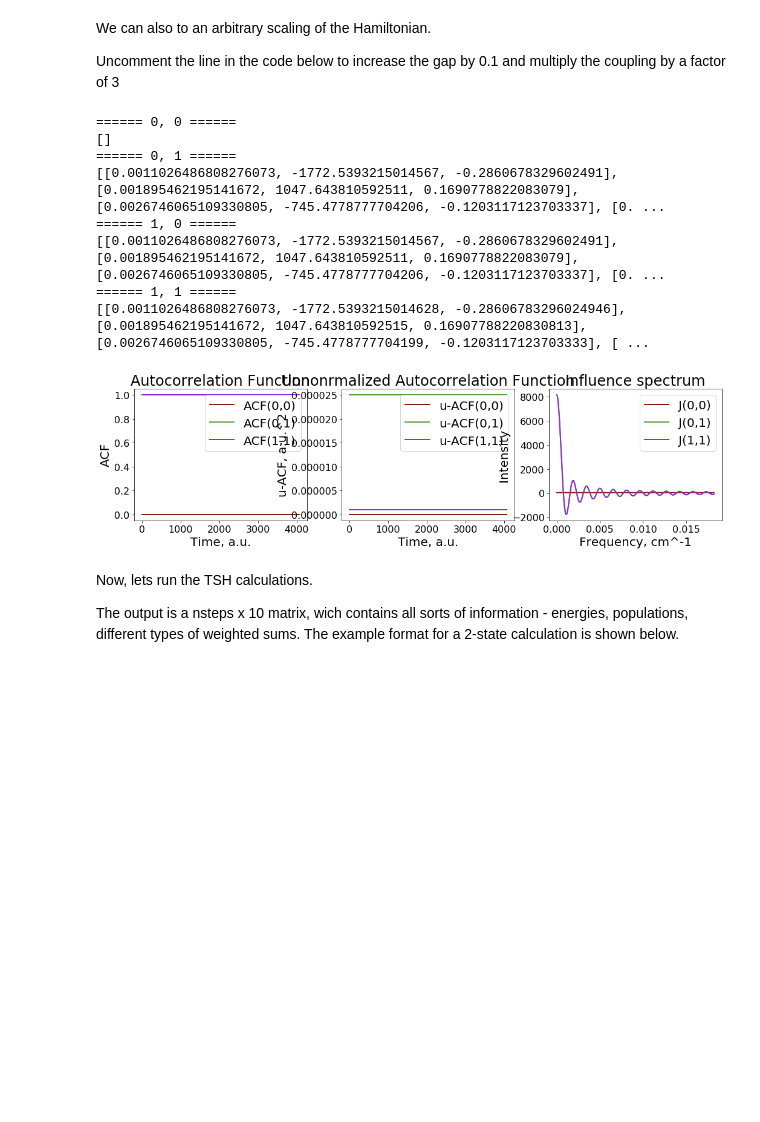
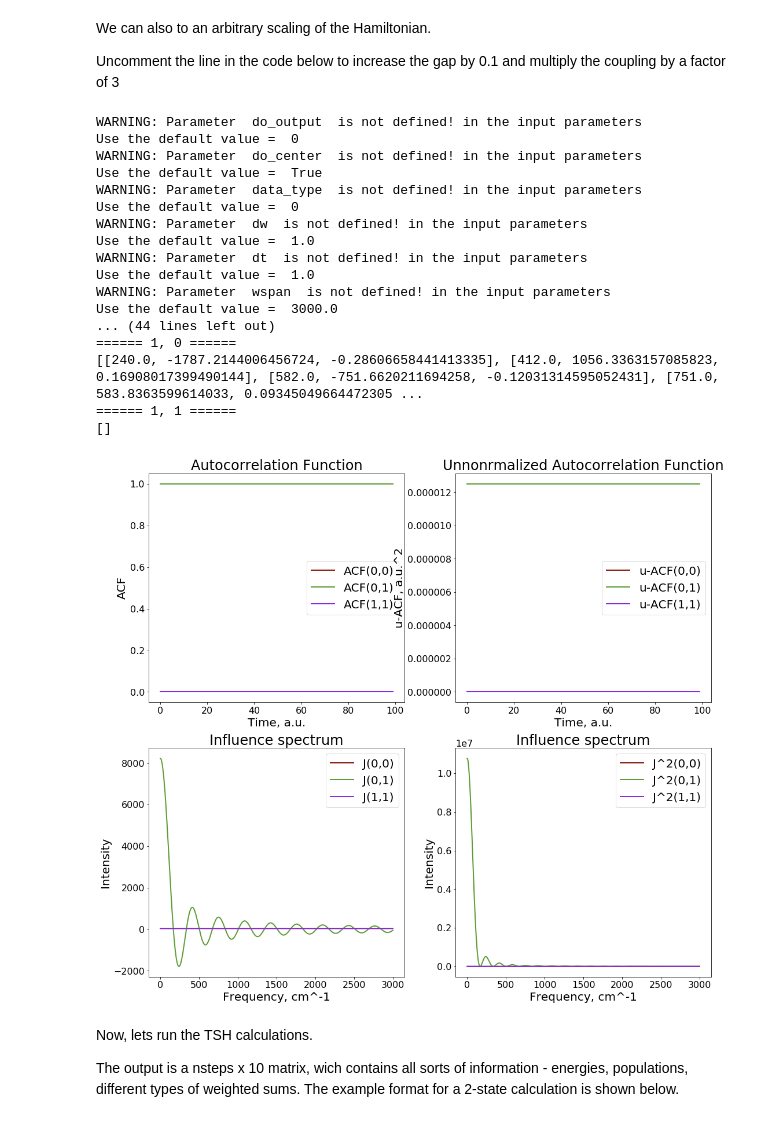
Before and after one commit to Quantum-Dynamics-Hub/libra-code, a Jupyter notebook: notebooks/Example6_TSH/influence_spectra.ipynb, the cells around one changed output. Cells and saved outputs as stored; diff of their text form; code cells hidden in the pictures; blank space fills up the shorter version.

```diff
--- a/notebooks/Example6_TSH/influence_spectra.ipynb
+++ b/notebooks/Example6_TSH/influence_spectra.ipynb
@@ -75,10 +75,9 @@ We can also to an arbitrary scaling of the Hamiltonian.
 Uncomment the line in the code below to increase the gap by 0.1 and multiply the coupling by a factor of 3
 # %%
 params = {}
-params.update({"dt":41.0, "nfreqs":10, "dw":1.0, "wspan":4000.0, "do_center":True, "acf_type":0})
-params.update({"do_output":True, "logname":"out.log", "filename":"influence_spectra_"})
+params.update({"nfreqs":10, "logname":"out.log", "filename":"influence_spectra_" })
 
-freqs, T, norm_acf, raw_acf, W, J = infsp.compute_all(Hvib[0], params)
+freqs, T, norm_acf, raw_acf, W, J, J2 = infsp.compute_all(Hvib[0], params)
 
 print "====== 0, 0 ======"
 print freqs[0][0]
@@ -89,47 +88,66 @@ print freqs[1][0]
 print "====== 1, 1 ======"
 print freqs[1][1]
 # %% [output]
-====== 0, 0 ======
+WARNING: Parameter  do_output  is not defined! in the input parameters
+Use the default value =  0
+WARNING: Parameter  do_center  is not defined! in the input parameters
+Use the default value =  True
+WARNING: Parameter  data_type  is not defined! in the input parameters
+Use the default value =  0
+WARNING: Parameter  dw  is not defined! in the input parameters
+Use the default value =  1.0
+WARNING: Parameter  dt  is not defined! in the input parameters
+Use the default value =  1.0
+WARNING: Parameter  wspan  is not defined! in the input parameters
+Use the default value =  3000.0
+... (44 lines left out)
+====== 1, 0 ======
+[[240.0, -1787.2144006456724, -0.28606658441413335], [412.0, 1056.3363157085823, 0.16908017399490144], [582.0, -751.6620211694258, -0.12031314595052431], [751.0, 583.8363599614033, 0.09345049664472305 ...
+====== 1, 1 ======
 []
-====== 0, 1 ======
-[[0.0011026486808276073, -1772.5393215014567, -0.2860678329602491], [0.001895462195141672, 1047.643810592511, 0.1690778822083079], [0.0026746065109330805, -745.4778777704206, -0.1203117123703337], [0. ...
-====== 1, 0 ======
-[[0.0011026486808276073, -1772.5393215014567, -0.2860678329602491], [0.001895462195141672, 1047.643810592511, 0.1690778822083079], [0.0026746065109330805, -745.4778777704206, -0.1203117123703337], [0. ...
-====== 1, 1 ======
-[[0.0011026486808276073, -1772.5393215014628, -0.28606783296024946], [0.001895462195141672, 1047.643810592515, 0.16907788220830813], [0.0026746065109330805, -745.4778777704199, -0.1203117123703333], [ ...
 # %%
-plt.figure(1, figsize=(18, 4)) # dpi=300, frameon=False)
-plt.subplot(1,3,1)
+plt.figure(1, figsize=(18, 16)) # dpi=300, frameon=False)
+plt.subplot(2,2,1)
 plt.title('Autocorrelation Function')
 plt.xlabel('Time, a.u.')
 plt.ylabel('ACF')
 plt.plot(T[0][0], norm_acf[0][0], label='ACF(0,0)', linewidth=2, color = colors["11"])
 plt.plot(T[0][1], norm_acf[0][1], label='ACF(0,1)', linewidth=2, color = colors["21"])
 plt.plot(T[1][1], norm_acf[1][1], label='ACF(1,1)', linewidth=2, color = colors["31"])
 plt.legend()
 
-plt.subplot(1,3,2)
+plt.subplot(2,2,2)
 plt.title('Unnonrmalized Autocorrelation Function')
 plt.xlabel('Time, a.u.')
 plt.ylabel('u-ACF, a.u.^2')
 plt.plot(T[0][0], raw_acf[0][0], label='u-ACF(0,0)', linewidth=2, color = colors["11"])
 plt.plot(T[0][1], raw_acf[0][1], label='u-ACF(0,1)', linewidth=2, color = colors["21"])
 plt.plot(T[1][1], raw_acf[1][1], label='u-ACF(1,1)', linewidth=2, color = colors["31"])
 plt.legend()
 
-plt.subplot(1,3,3)
+plt.subplot(2,2,3)
 plt.title('Influence spectrum')
 plt.xlabel('Frequency, cm^-1')
 plt.ylabel('Intensity')
 plt.plot(W[0][0], J[0][0], label='J(0,0)', linewidth=2, color = colors["11"])
 plt.plot(W[0][1], J[0][1], label='J(0,1)', linewidth=2, color = colors["21"])
 plt.plot(W[1][1], J[1][1], label='J(1,1)', linewidth=2, color = colors["31"])
 plt.legend()
 
+plt.subplot(2,2,4)
+plt.title('Influence spectrum')
+plt.xlabel('Frequency, cm^-1')
+plt.ylabel('Intensity')
+plt.plot(W[0][0], J2[0][0], label='J^2(0,0)', linewidth=2, color = colors["11"])
+plt.plot(W[0][1], J2[0][1], label='J^2(0,1)', linewidth=2, color = colors["21"])
+plt.plot(W[1][1], J2[1][1], label='J^2(1,1)', linewidth=2, color = colors["31"])
+plt.legend()
+
+
 plt.show()
 plt.close()
 # %% [output]
-[figure, old version]
+[figure, new version]
 # %%
 params = {}
 params.update({"T":300.0, "ntraj":1000, "sh_method":1, "decoherence_method":1, "dt":41.0})
```
Also changed, not shown: parts of 2 cells of this notebook, 17 other files.
